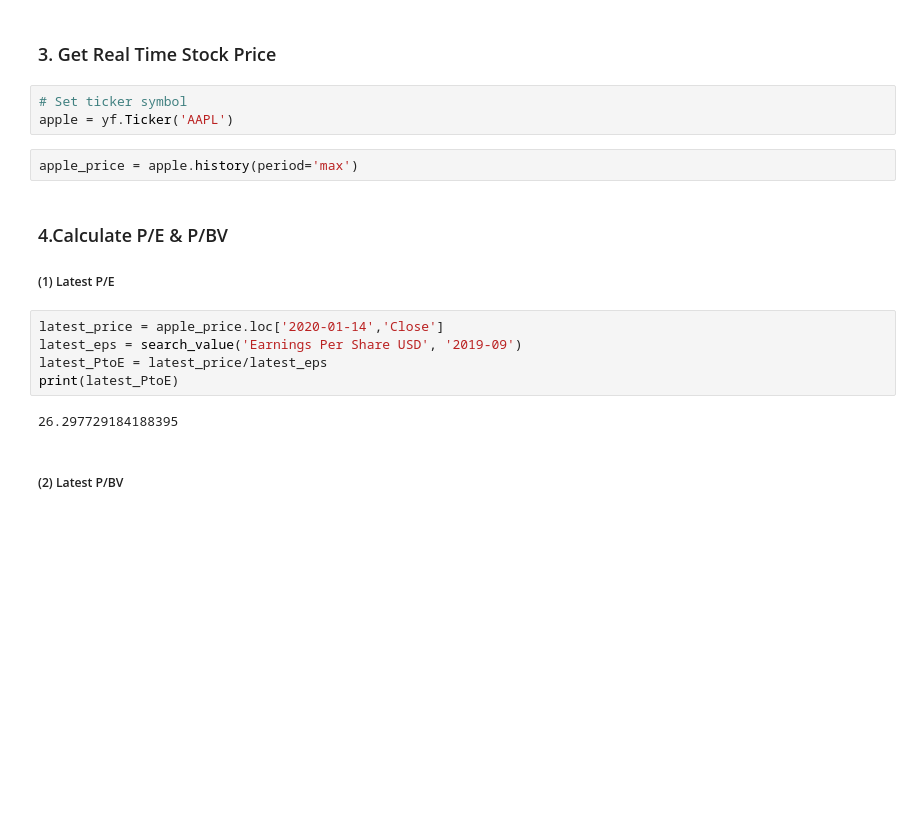
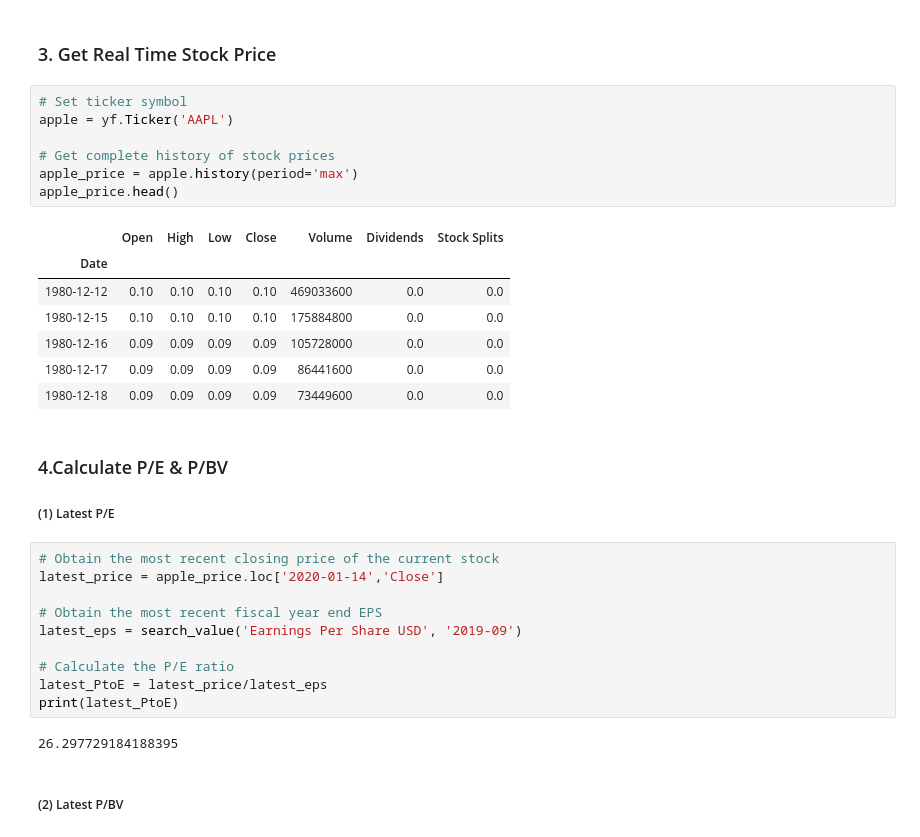
Before and after one commit to maxdemaio/invest, a Jupyter notebook: stockAnalysis.ipynb, the cells around one changed output. Cells and saved outputs as stored; diff of their text form; blank space fills up the shorter version.

Commit message:
Obtained stock price via Yahoo-Finance

```diff
--- a/stockAnalysis.ipynb
+++ b/stockAnalysis.ipynb
@@ -217,15 +217,30 @@ Name: Current Ratio, dtype: float64
 # %%
 # Set ticker symbol
 apple = yf.Ticker('AAPL')
+
+# Get complete history of stock prices
+apple_price = apple.history(period='max')
+apple_price.head()
+# %% [output]
+|  | Open | High | Low | Close | Volume | Dividends | Stock Splits |
+| Date |  |  |  |  |  |  |  |
+| 1980-12-12 | 0.10 | 0.10 | 0.10 | 0.10 | 469033600 | 0.0 | 0.0 |
+| 1980-12-15 | 0.10 | 0.10 | 0.10 | 0.10 | 175884800 | 0.0 | 0.0 |
+| 1980-12-16 | 0.09 | 0.09 | 0.09 | 0.09 | 105728000 | 0.0 | 0.0 |
+| 1980-12-17 | 0.09 | 0.09 | 0.09 | 0.09 | 86441600 | 0.0 | 0.0 |
+| 1980-12-18 | 0.09 | 0.09 | 0.09 | 0.09 | 73449600 | 0.0 | 0.0 |
-# %%
-apple_price = apple.history(period='max')
 # %% [markdown]
 ### 4.Calculate P/E & P/BV
 
 ##### (1) Latest P/E
 # %%
+# Obtain the most recent closing price of the current stock
 latest_price = apple_price.loc['2020-01-14','Close']
+
+# Obtain the most recent fiscal year end EPS
 latest_eps = search_value('Earnings Per Share USD', '2019-09')
+
+# Calculate the P/E ratio
 latest_PtoE = latest_price/latest_eps
 print(latest_PtoE)
 # %% [output]
```
